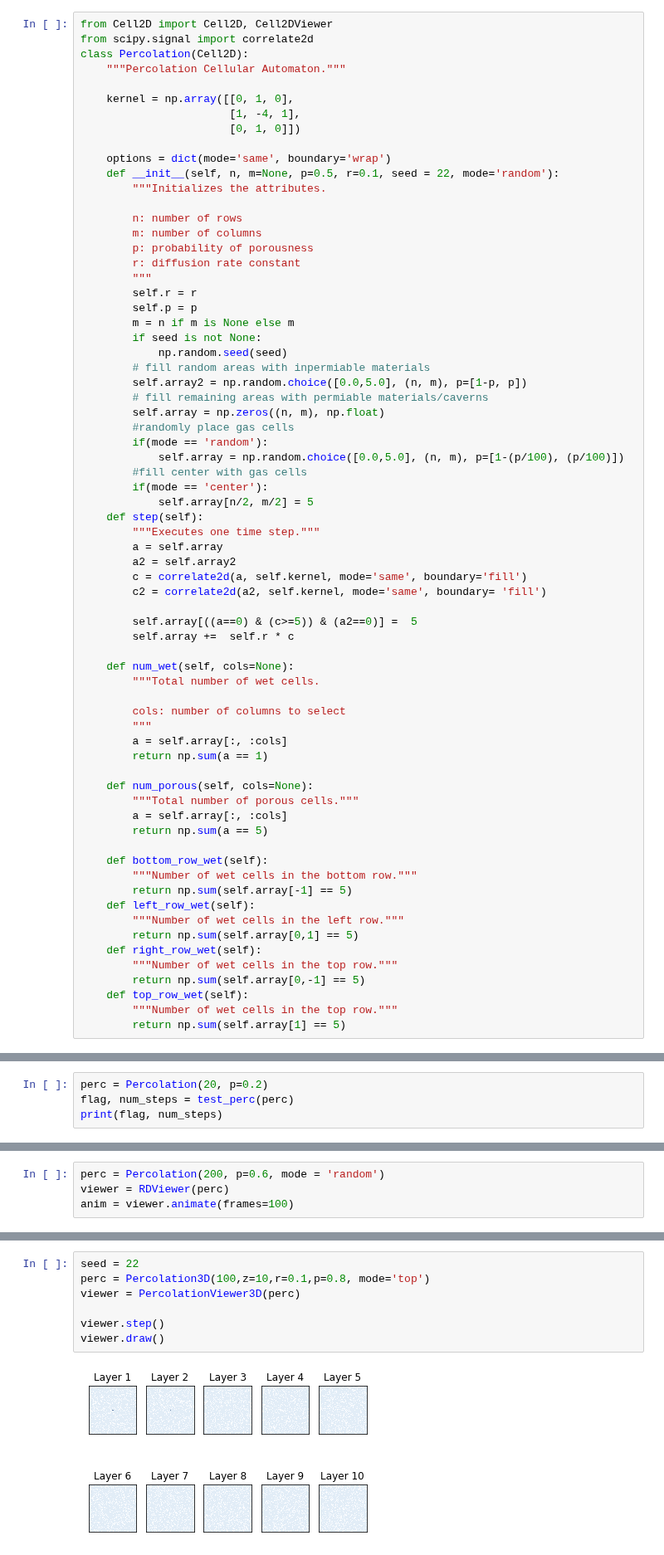
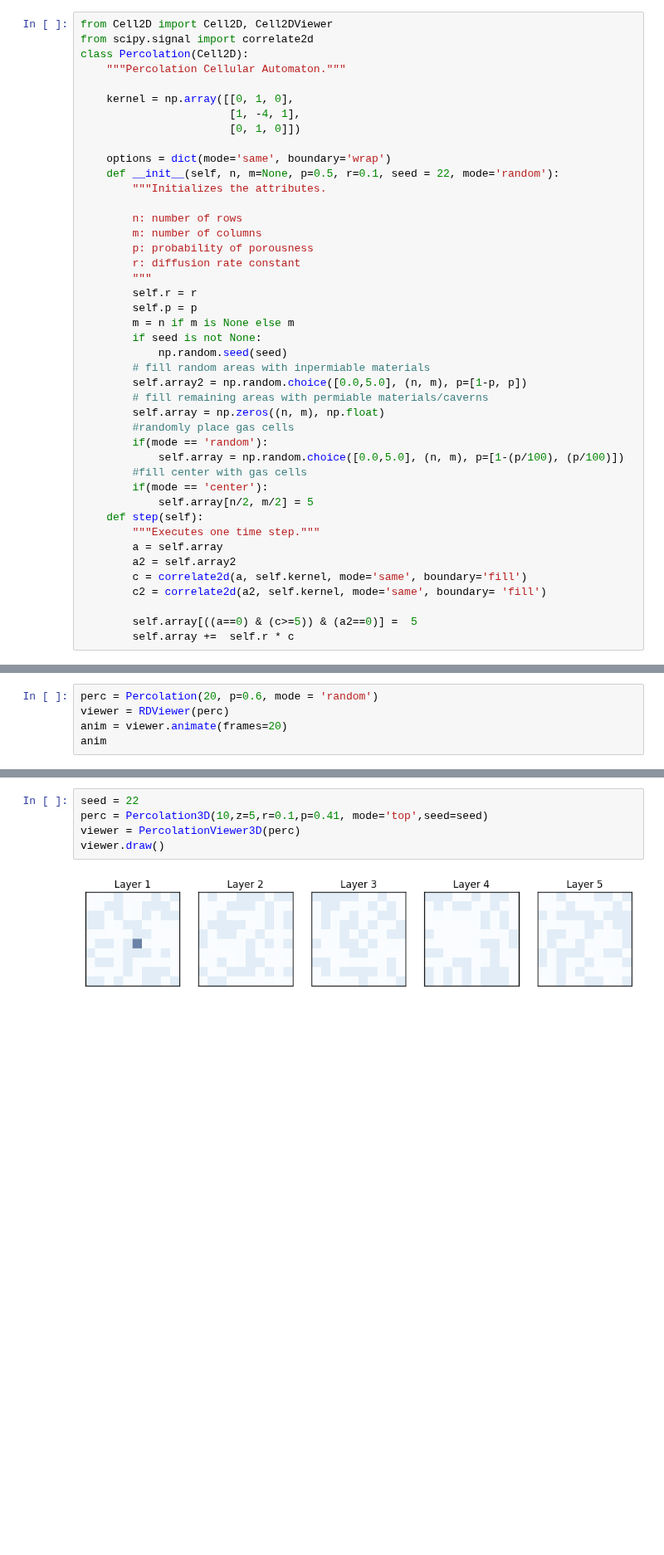
Before and after one commit to Maxventeen/Gas_expansion, a Jupyter notebook: Project.ipynb, the cells around one changed output, grey strips where cells are left out. Shown at 83% size. Drawn from its saved outputs; the diff is of its cells as text; blank space fills up the shorter version.

Commit message:
final with graphs

```diff
--- a/Project.ipynb
+++ b/Project.ipynb
@@ -111,29 +116,3 @@ class Percolation(Cell2D):
 
         self.array[((a==0) & (c>=5)) & (a2==0)] =  5
         self.array +=  self.r * c
-
-    def num_wet(self, cols=None):
-        """Total number of wet cells.
-
-        cols: number of columns to select
-        """
-        a = self.array[:, :cols]
-        return np.sum(a == 1)
-
-    def num_porous(self, cols=None):
-        """Total number of porous cells."""
-        a = self.array[:, :cols]
-        return np.sum(a == 5)
-
-    def bottom_row_wet(self):
-        """Number of wet cells in the bottom row."""
-        return np.sum(self.array[-1] == 5)
-    def left_row_wet(self):
-        """Number of wet cells in the left row."""
-        return np.sum(self.array[0,1] == 5)
-    def right_row_wet(self):
-        """Number of wet cells in the top row."""
-        return np.sum(self.array[0,-1] == 5)
-    def top_row_wet(self):
-        """Number of wet cells in the top row."""
-        return np.sum(self.array[1] == 5)
@@ -205,4 +142,0 @@ viewer.draw()
-# %%
-perc = Percolation(20, p=0.2)
-flag, num_steps = test_perc(perc)
-print(flag, num_steps)
@@ -211,5 +145,6 @@ False 1
 # %%
-perc = Percolation(200, p=0.6, mode = 'random')
+perc = Percolation(20, p=0.6, mode = 'random')
 viewer = RDViewer(perc)
-anim = viewer.animate(frames=100)
+anim = viewer.animate(frames=20)
+anim
 # %% [output]
@@ -465,9 +348,7 @@ class Percolation3D(Percolation):
 # %%
 seed = 22
-perc = Percolation3D(100,z=10,r=0.1,p=0.8, mode='top')
+perc = Percolation3D(10,z=5,r=0.1,p=0.41, mode='top',seed=seed)
 viewer = PercolationViewer3D(perc)
-
-viewer.step()
 viewer.draw()
 # %% [output]
-[figure, old version]
+[figure, new version]
```
Also changed, not shown: parts of 43 cells of this notebook.
